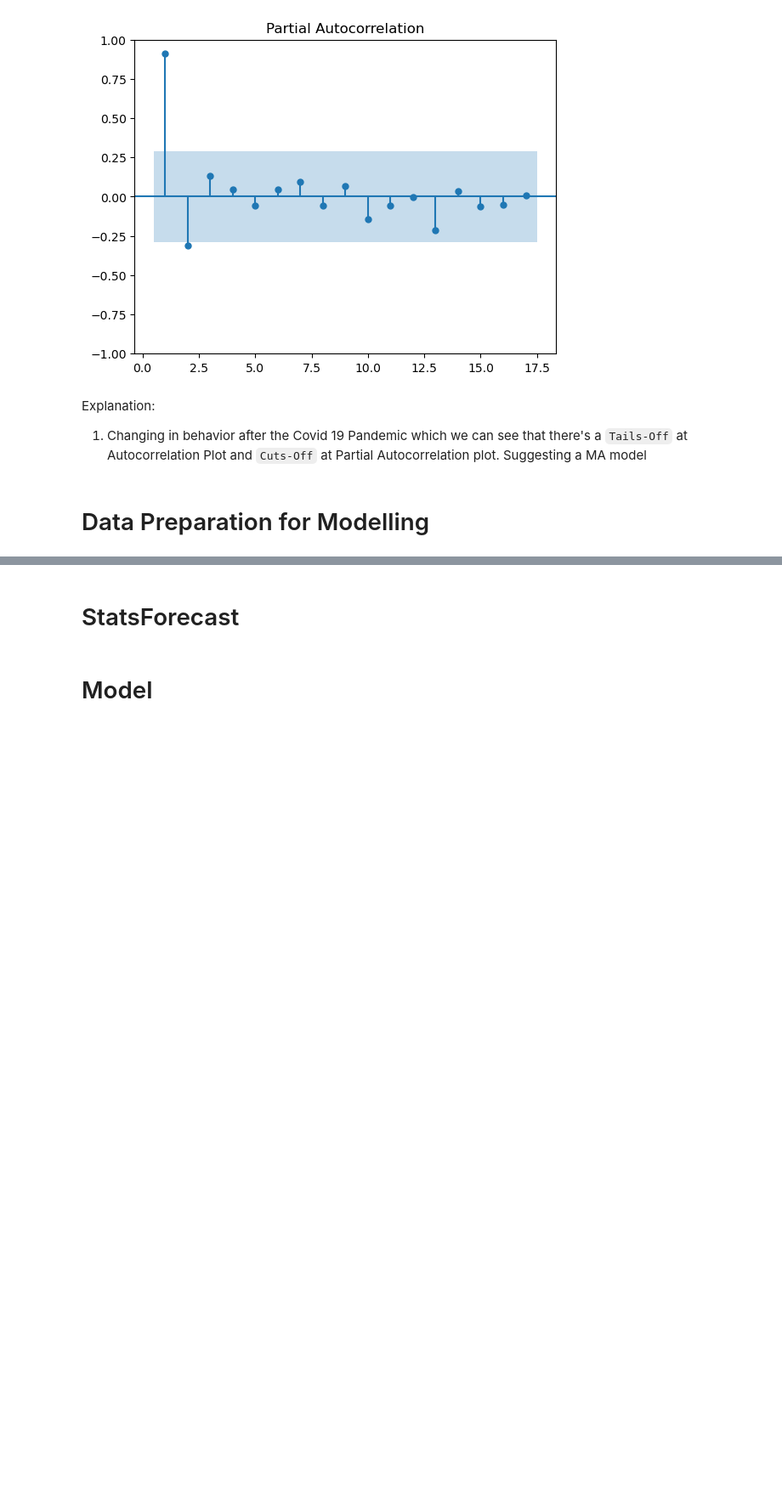
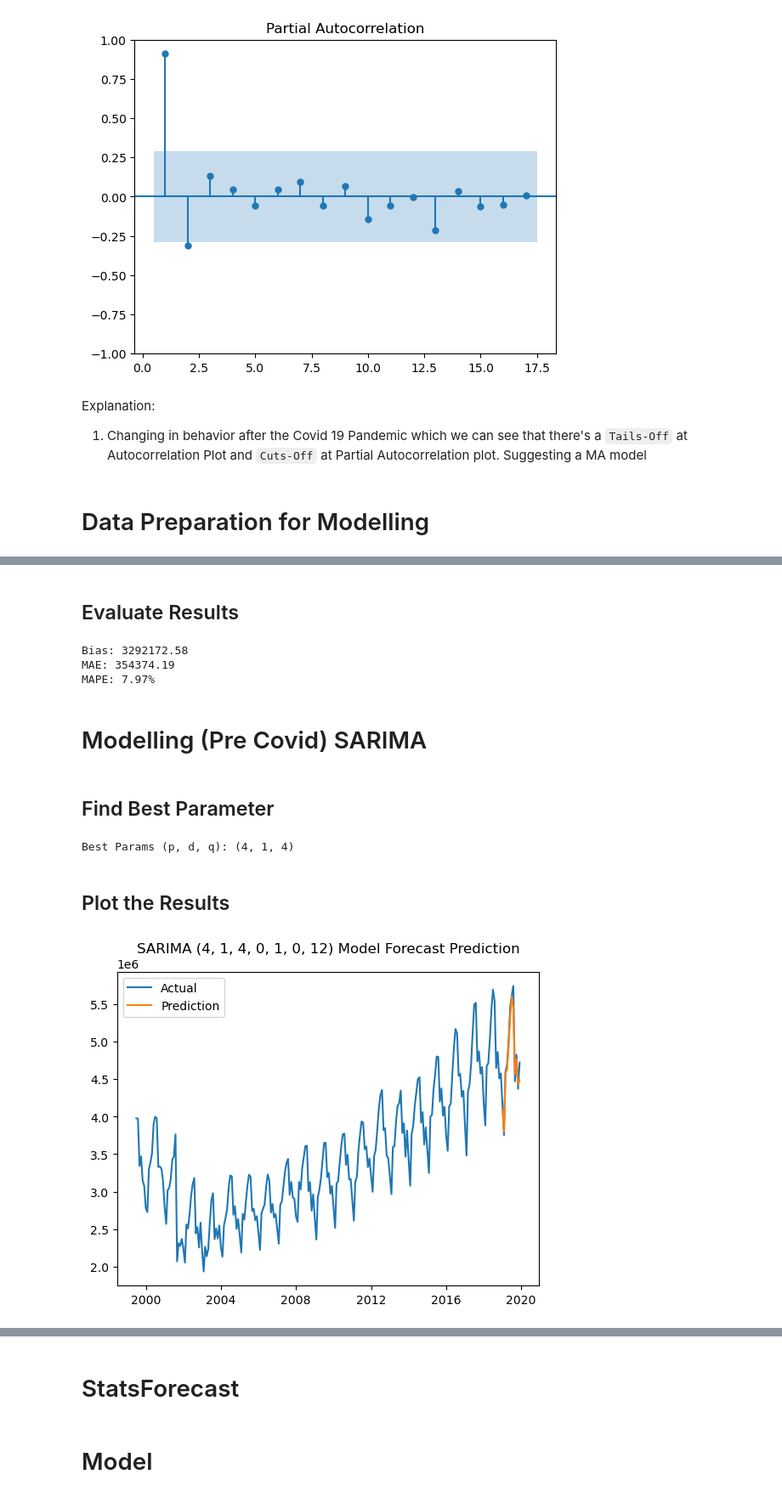
Before and after one commit to marcellinus-witarsah/us-air-passenger-forecast, a Jupyter notebook: notebooks/02-modelling-20240113.ipynb, the cells around one changed output, grey strips where cells are left out. Shown at 85% size. Drawn from its saved outputs; the diff is of its cells as text; code cells hidden in the pictures; blank space fills up the shorter version.

```diff
--- a/notebooks/02-modelling-20240113.ipynb
+++ b/notebooks/02-modelling-20240113.ipynb
@@ -215,0 +302,2 @@ See the caveats in the documentation: https://pandas.pydata.org/pandas-docs/stab
+# %% [markdown]
+## Evaluate Results
@@ -215,0 +319,54 @@ See the caveats in the documentation: https://pandas.pydata.org/pandas-docs/stab
+# %%
+print(f"Bias: {bias(test_pre_covid['passenger_count'], prediction):.2f}")
+print(f"MAE: {mae(test_pre_covid['passenger_count'], prediction):.2f}")
+print(f"MAPE: {mape(test_pre_covid['passenger_count'], prediction):.2f}%")
+# %% [output]
+Bias: 3292172.58
+MAE: 354374.19
+MAPE: 7.97%
+# %% [markdown]
+# Modelling (Pre Covid) SARIMA
+# %% [markdown]
+## Find Best Parameter
+# %%
+# find the best model for the ARIMA method
+best_p, best_d, best_q = None, None, None
+d=1
+best_aic = float('inf')
+for p in range(0, 7):
+    for q in range(0, 7):
+        model = ARIMA(
+            endog=train_pre_covid,
+            order=(p, d, q),
+            seasonal_order=(0, 1, 0, 12),
+            freq='MS'
+        )
+        results = model.fit()
+        if best_aic > results.aic:
+            best_p, best_d, best_q = (p, d, q)
+            best_aic = results.aic
+
+print(f"Best Params (p, d, q): {(best_p, best_d, best_q)}")
+
+# Train Arima Using The Best (p, d, s) Params
+best_arima_model = ARIMA(
+    endog=train_pre_covid,
+    order=(best_p, best_d, best_q),
+    seasonal_order=(0, 1, 0, 12),
+    freq='MS'
+)
+results = best_arima_model.fit()
+# Predict Using ARIMA
+prediction = results.get_forecast(steps=12).predicted_mean
+# %% [output]
+Best Params (p, d, q): (4, 1, 4)
+# %% [markdown]
+## Plot the Results
+# %%
+plt.plot(df_pre_covid['date'], df_pre_covid['passenger_count'], label='Actual')
+plt.plot(prediction.index, prediction, label='Prediction')
+plt.legend()
+plt.title('SARIMA (4, 1, 4, 0, 1, 0, 12) Model Forecast Prediction')
+plt.show()
+# %% [output]
+[figure, added]
```
Also changed, not shown: parts of 23 cells of this notebook.
